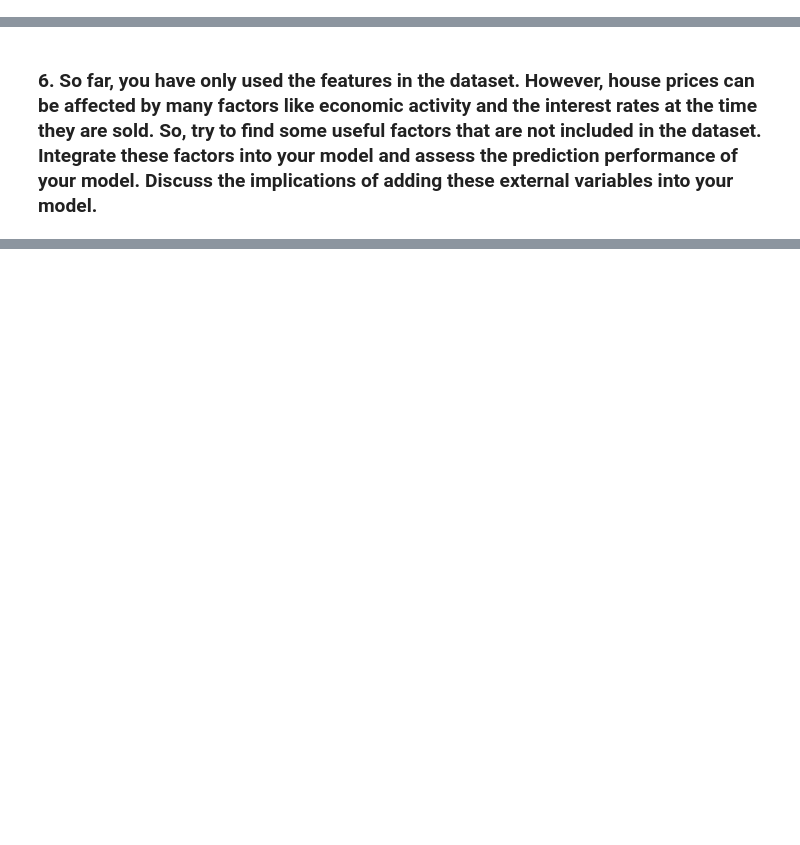
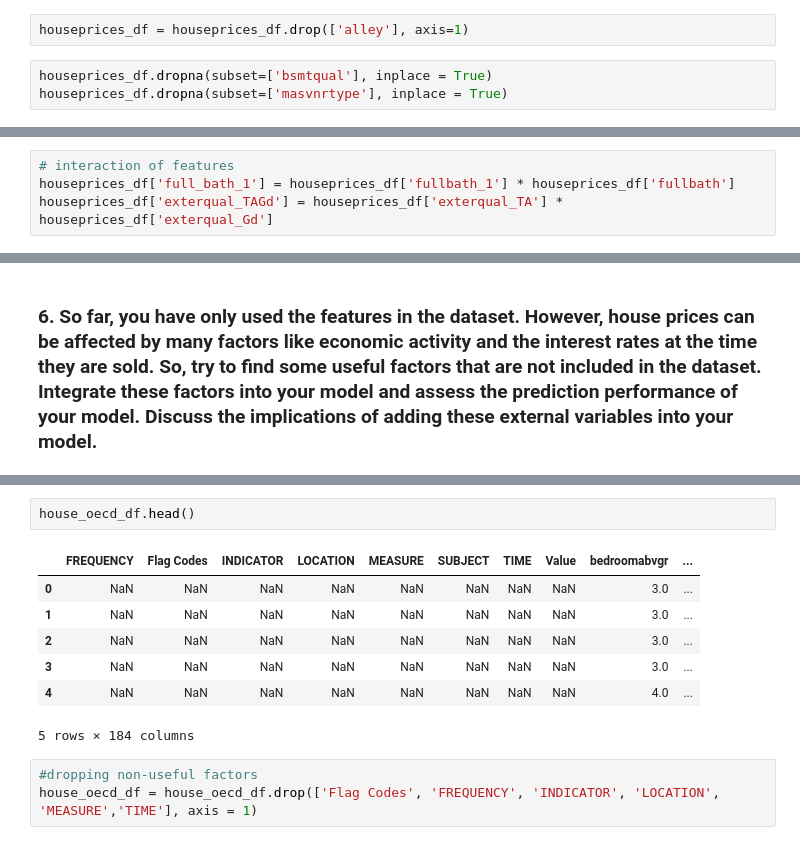
Before and after one commit to kathieking/Thinkful, a Jupyter notebook: check19_8_challenge.ipynb, the cells around one changed output, grey strips where cells are left out. Saved outputs shown, nothing was run; the diff lists cells and outputs as text; blank space fills up the shorter version.

```diff
--- a/check19_8_challenge.ipynb
+++ b/check19_8_challenge.ipynb
@@ -282,0 +353,5 @@ houseprices_df.isnull()
+# %%
+houseprices_df = houseprices_df.drop(['alley'], axis=1)
+# %%
+houseprices_df.dropna(subset=['bsmtqual'], inplace = True)
+houseprices_df.dropna(subset=['masvnrtype'], inplace = True)
@@ -390,0 +450,4 @@ house_prices_df['int_over_sf'] = house_prices_df['totalsf'] * house_prices_df['o
+# %%
+# interaction of features
+houseprices_df['full_bath_1'] = houseprices_df['fullbath_1'] * houseprices_df['fullbath']
+houseprices_df['exterqual_TAGd'] = houseprices_df['exterqual_TA'] * houseprices_df['exterqual_Gd']
@@ -526,0 +866,13 @@ ElasticNetCV: 34743.69369843737
+# %%
+house_oecd_df.head()
+# %% [output]
+|  | FREQUENCY | Flag Codes | INDICATOR | LOCATION | MEASURE | SUBJECT | TIME | Value | bedroomabvgr | ... |
+| 0 | NaN | NaN | NaN | NaN | NaN | NaN | NaN | NaN | 3.0 | ... |
+| 1 | NaN | NaN | NaN | NaN | NaN | NaN | NaN | NaN | 3.0 | ... |
+| 2 | NaN | NaN | NaN | NaN | NaN | NaN | NaN | NaN | 3.0 | ... |
+| 3 | NaN | NaN | NaN | NaN | NaN | NaN | NaN | NaN | 3.0 | ... |
+| 4 | NaN | NaN | NaN | NaN | NaN | NaN | NaN | NaN | 4.0 | ... |
+5 rows × 184 columns
+# %%
+#dropping non-useful factors
+house_oecd_df = house_oecd_df.drop(['Flag Codes', 'FREQUENCY', 'INDICATOR', 'LOCATION', 'MEASURE','TIME'], axis = 1)
```
Also changed, not shown: parts of 62 cells of this notebook.
